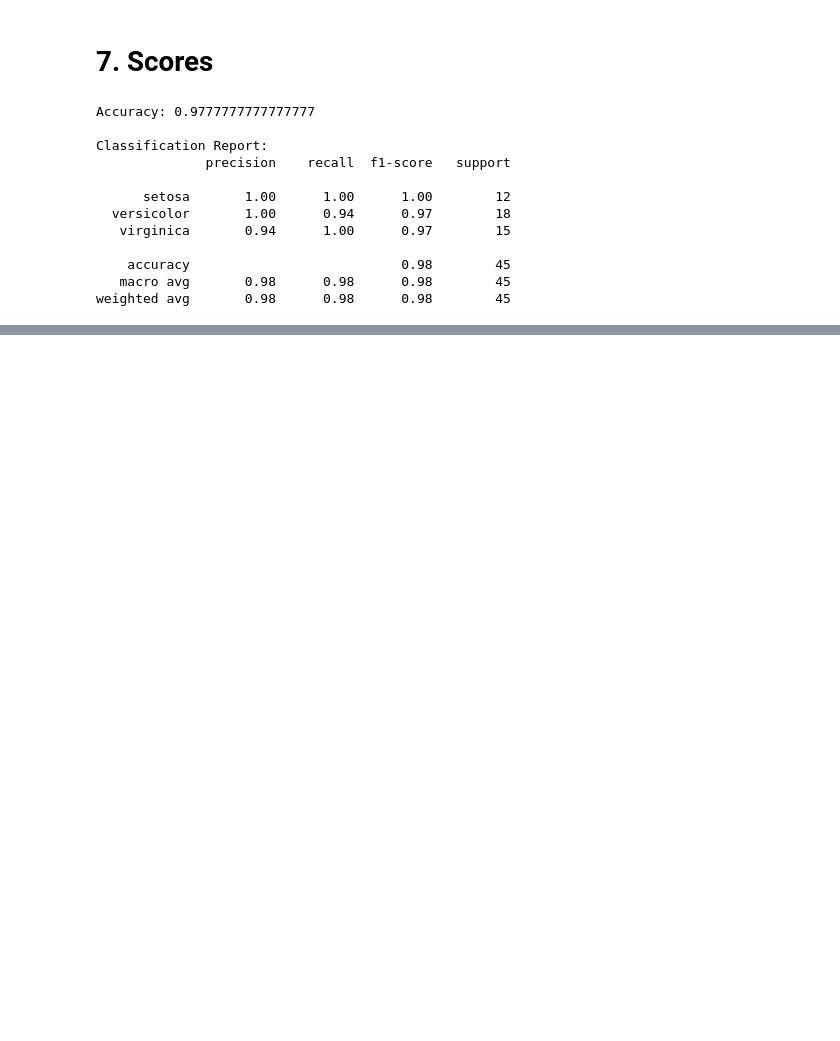
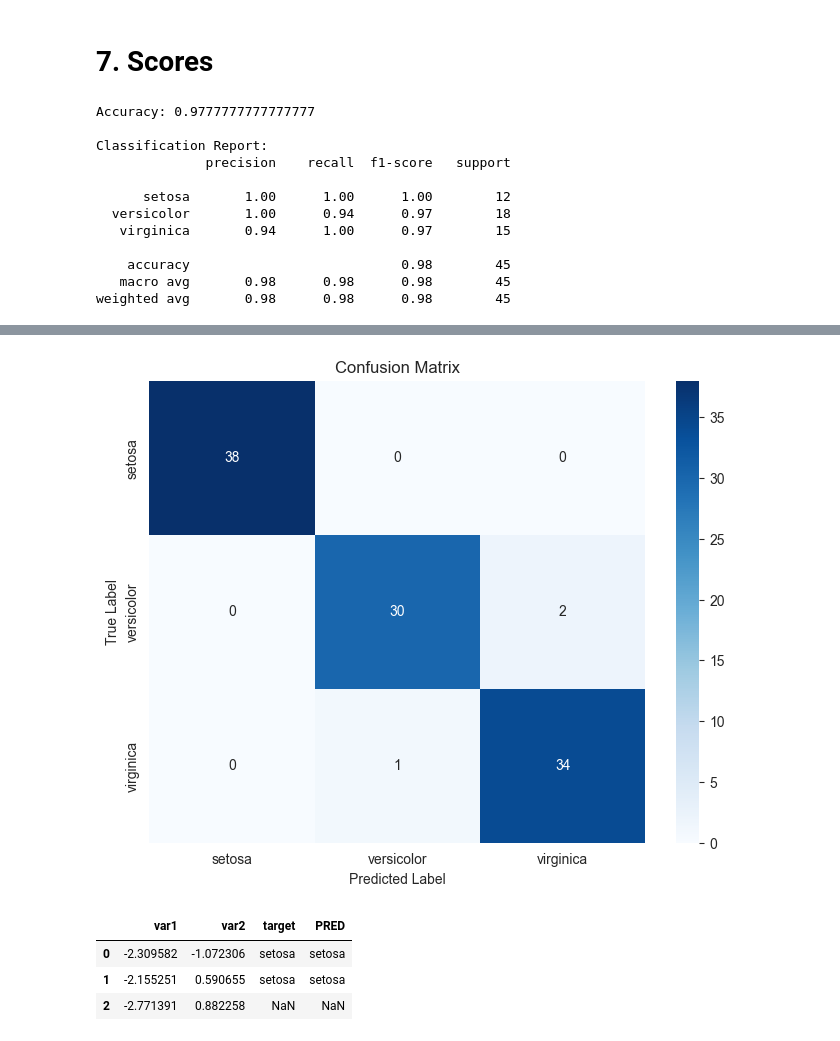
Before and after one commit to ShirsenduRyo/The_Basics, a Jupyter notebook: 01 Logistic Regression.ipynb, the cells around one changed output, grey strips where cells are left out. Drawn from its saved outputs; the diff is of its cells as text; code cells hidden in the pictures; blank space fills up the shorter version.

```diff
--- a/01 Logistic Regression.ipynb
+++ b/01 Logistic Regression.ipynb
@@ -208,0 +282,12 @@ weighted avg       0.98      0.98      0.98        45
+# %%
+conf_matrix = confusion_matrix(y_train, y_pred_train)
+
+# Plot the confusion matrix
+plt.figure(figsize=(8, 6))
+sns.heatmap(conf_matrix, annot=True, fmt="d", cmap="Blues", xticklabels=iris.target_names, yticklabels=iris.target_names)
+plt.xlabel('Predicted Label')
+plt.ylabel('True Label')
+plt.title('Confusion Matrix')
+plt.show()
+# %% [output]
+[figure, added]
@@ -208,0 +300,13 @@ weighted avg       0.98      0.98      0.98        45
+# %%
+train["PRED"] = y_pred_train
+test["PRED"] = y_pred_test
+
+X_train_result = pd.concat([X_train_pca, train[["target", "PRED"]]], axis=1)
+X_test_result = pd.concat([X_test_pca, test[["target", "PRED"]]], axis=1)
+
+X_train_result.head(3)
+# %% [output]
+|  | var1 | var2 | target | PRED |
+| 0 | -2.309582 | -1.072306 | setosa | setosa |
+| 1 | -2.155251 | 0.590655 | setosa | setosa |
+| 2 | -2.771391 | 0.882258 | NaN | NaN |
```
Also changed, not shown: parts of 8 cells of this notebook.
